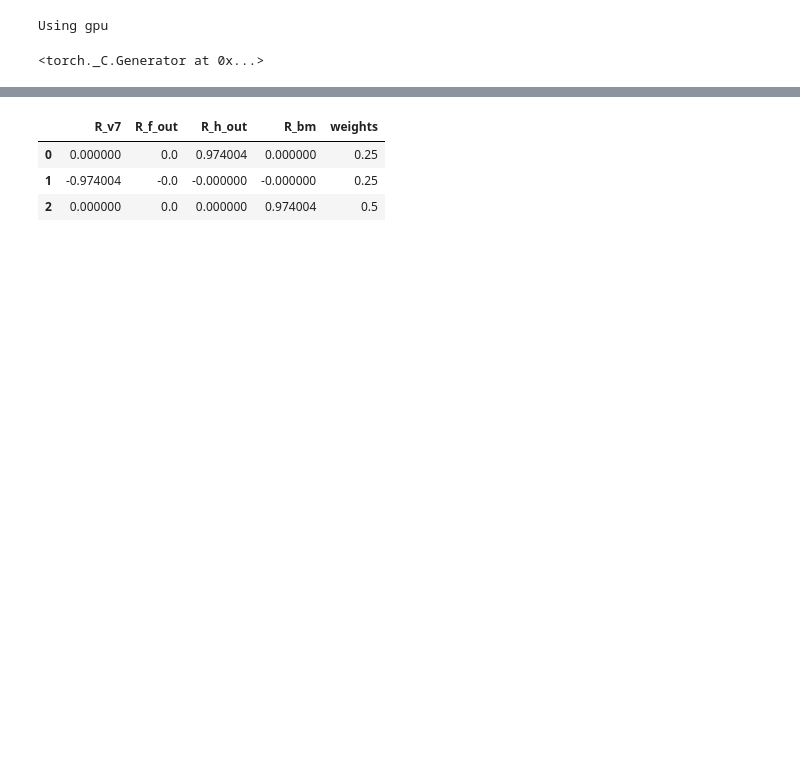
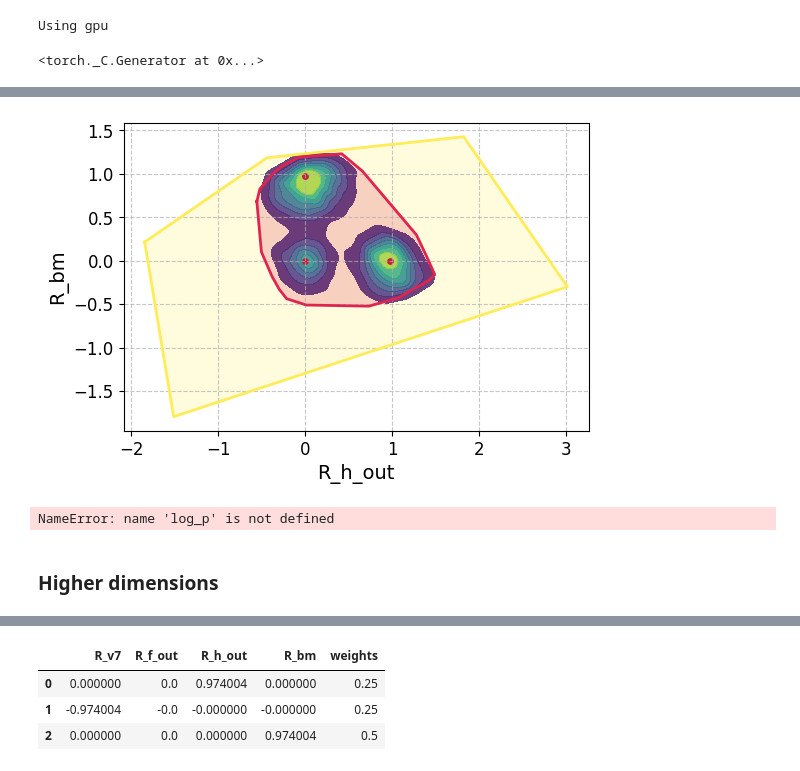
Before and after one commit to Patrickens/sbmfi, a Jupyter notebook: arxiv_polytope/flow_matching.ipynb, the cells around one changed output, grey strips where cells are left out. Drawn from its saved outputs; the diff is of its cells as text; code cells hidden in the pictures; blank space fills up the shorter version.

```diff
--- a/arxiv_polytope/flow_matching.ipynb
+++ b/arxiv_polytope/flow_matching.ipynb
@@ -281,0 +264,12 @@ flow_plotter = MCMC_PLOT(fcm, flow_data)
+# %%
+
+
+sol2, exact_log_p = solver.compute_likelihood(
+    time_grid=torch.Tensor([1.0, 0.0]).to(dtype=torch.float, device=device),
+    x_1=sol[:5000],
+    method='midpoint',
+    step_size=step_size,
+    exact_divergence=True,
+    log_p0=log_p_base,
+    return_intermediates=False
+)
@@ -282,9 +282,5 @@ flow_plotter = MCMC_PLOT(fcm, flow_data)
 # %%
-flow_numpy = az.extract(flow_data, combined=True, var_names='theta', keep_dataset=False, rng=2).values.astype(np.double)
-in_pol = ((psm._F_round.A.values @ flow_numpy) < psm._F_round.b.values[:, None]).all(0)
+flow_numpy = sol2.to(device='cpu', dtype=torch.double)
+in_pol = ((psm._G @ flow_numpy[1].T) < psm._h).all(0)
 
 in_pol.sum()
-# %%
-means_df = pd.DataFrame(np.hstack([mog_data.attrs['mog_means'], mog_data.attrs['mog_weights'][:, None]]), columns=fcm.theta_id().append(pd.Index(['weights'])))
-means_df['weights'] = means_df['weights'].astype(str)
-means_df
@@ -307,0 +287,51 @@ flow_points = hv.Points(means_df, kdims=[theta1, theta2], vdims=['weights']).opt
+# %%
+plt.ioff()
+
+fig, ax = plot_dataframes(
+    vertices=v_representation,
+    samples=pd.DataFrame(flow_numpy[1, :5000], columns=psm.rounded_id),
+    points=means_df,
+    x_col='R_h_out',
+    y_col='R_bm',
+    x_label='R_h_out',
+    y_label='R_bm',
+    label1='Polytope',
+    label2='Samples Convex Hull',
+    label3='Samples KDE Density',
+    label4='Additional Points',
+    bw_method=None,
+    bw_adjust=0.6,
+    levels=8,
+    font_dict=None,
+    vertices_fill_color='#ffec58',
+    samples_fill_color='#e02450',
+    figsize=(6, 4),
+    show_legend=False,
+    legend_loc='best',
+    s_points=15,
+    points_color='#C41E3A',
+)
+plt.show()
+# %% [output]
+[figure, added]
+# %%
+weights_df = pd.DataFrame([
+    flow_numpy[:, -1],
+    log_p.numpy(),
+    log_q.numpy(),
+    torch.log(abs(dets)).numpy(),
+], index=['r', 'log_p', 'log_q', 'abs_log_det', ]).T
+
+weights_df['tot_log_q'] = weights_df['log_q'] - weights_df['abs_log_det']
+weights_df['diff'] = weights_df['log_p'] - weights_df['tot_log_q']
+
+ws = np.exp(weights_df['diff'])
+KL_Z = ws.mean()
+ln_KL = (weights_df['log_p'] + weights_df['tot_log_q']).mean() + np.log(KL_Z)
+KL = np.exp(ln_KL)
+ESS = ws.sum()**2 / (ws**2).sum()
+ESS, KL_Z, KL
+# %% [output]
+NameError: name 'log_p' is not defined
+# %% [markdown]
+### Higher dimensions
```
Also changed, not shown: parts of 48 cells of this notebook, 23 other files.
